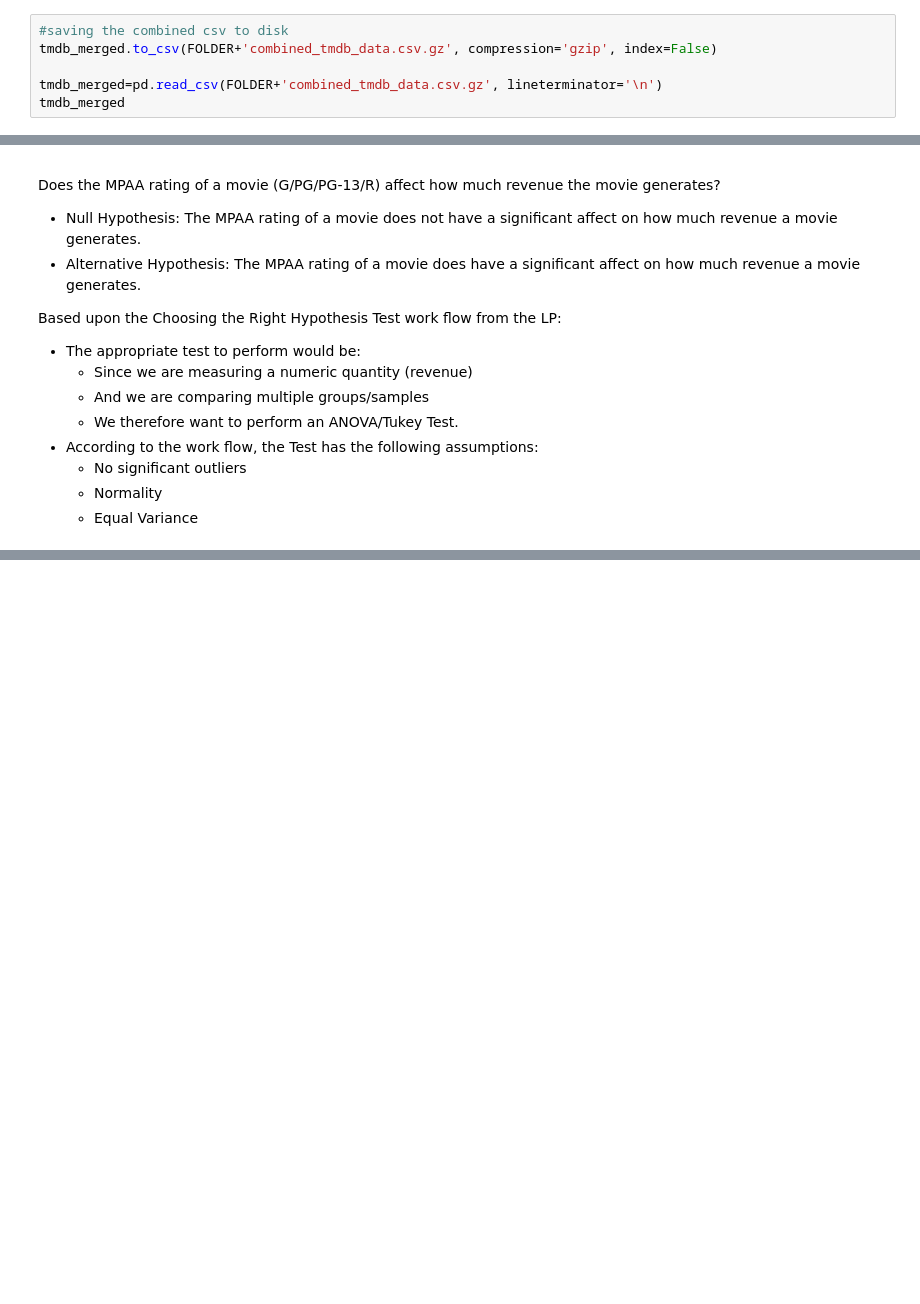
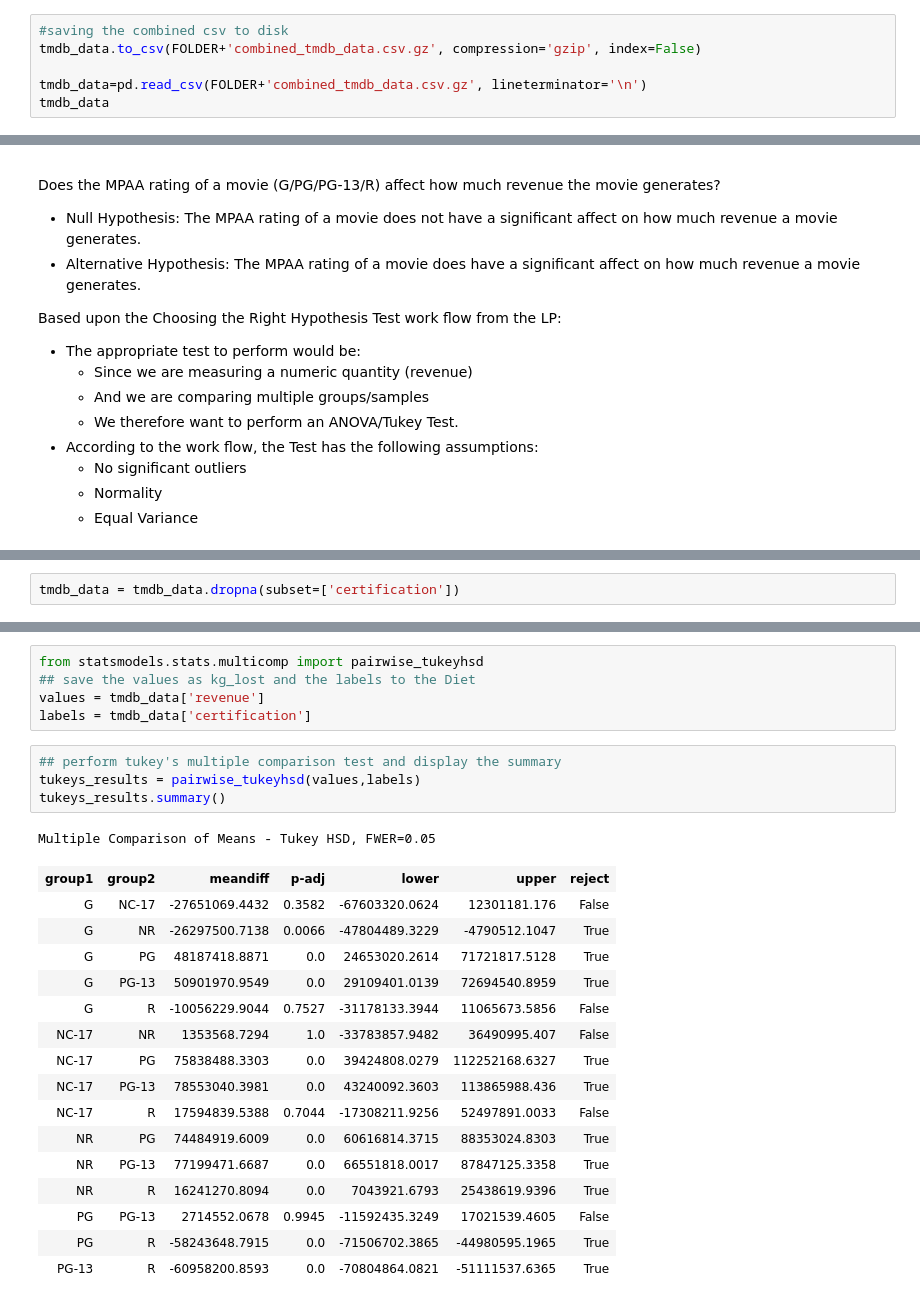
Before and after one commit to thejustinfields/data-enrichment-project, a Jupyter notebook: part-4-hypothesis-testing.ipynb, the cells around one changed output, grey strips where cells are left out. Drawn from its saved outputs; the diff is of its cells as text; blank space fills up the shorter version.

```diff
--- a/part-4-hypothesis-testing.ipynb
+++ b/part-4-hypothesis-testing.ipynb
@@ -166,10 +167,10 @@ tmdb_merged.head()
 | 4 | tt0118852 | 0.0 | 0.0 | R |
 # %%
 #saving the combined csv to disk
-tmdb_merged.to_csv(FOLDER+'combined_tmdb_data.csv.gz', compression='gzip', index=False)
+tmdb_data.to_csv(FOLDER+'combined_tmdb_data.csv.gz', compression='gzip', index=False)
 
-tmdb_merged=pd.read_csv(FOLDER+'combined_tmdb_data.csv.gz', lineterminator='\n')
-tmdb_merged
+tmdb_data=pd.read_csv(FOLDER+'combined_tmdb_data.csv.gz', lineterminator='\n')
+tmdb_data
 # %% [output]
 |  | tconst | revenue | budget | certification |
 | 0 | tt0113026 | 0.0 | 10000000.0 | NaN |
@@ -238,5 +239,7 @@ ax = sns.barplot(data=tmdb_merged, x='certification', y = 'revenue')
 # %% [output]
 [figure]
+# %%
+tmdb_data = tmdb_data.dropna(subset=['certification'])
 # %%
 groups = {}
 ## Loop through all unique categories
@@ -287,0 +320,27 @@ ValueError: skewtest is not valid with less than 8 samples; 0 samples were given
+# %%
+from statsmodels.stats.multicomp import pairwise_tukeyhsd
+## save the values as kg_lost and the labels to the Diet
+values = tmdb_data['revenue']
+labels = tmdb_data['certification']
+# %%
+## perform tukey's multiple comparison test and display the summary
+tukeys_results = pairwise_tukeyhsd(values,labels)
+tukeys_results.summary()
+# %% [output]
+Multiple Comparison of Means - Tukey HSD, FWER=0.05
+| group1 | group2 | meandiff | p-adj | lower | upper | reject |
+| G | NC-17 | -27651069.4432 | 0.3582 | -67603320.0624 | 12301181.176 | False |
+| G | NR | -26297500.7138 | 0.0066 | -47804489.3229 | -4790512.1047 | True |
+| G | PG | 48187418.8871 | 0.0 | 24653020.2614 | 71721817.5128 | True |
+| G | PG-13 | 50901970.9549 | 0.0 | 29109401.0139 | 72694540.8959 | True |
+| G | R | -10056229.9044 | 0.7527 | -31178133.3944 | 11065673.5856 | False |
+| NC-17 | NR | 1353568.7294 | 1.0 | -33783857.9482 | 36490995.407 | False |
+| NC-17 | PG | 75838488.3303 | 0.0 | 39424808.0279 | 112252168.6327 | True |
+| NC-17 | PG-13 | 78553040.3981 | 0.0 | 43240092.3603 | 113865988.436 | True |
+| NC-17 | R | 17594839.5388 | 0.7044 | -17308211.9256 | 52497891.0033 | False |
+| NR | PG | 74484919.6009 | 0.0 | 60616814.3715 | 88353024.8303 | True |
+| NR | PG-13 | 77199471.6687 | 0.0 | 66551818.0017 | 87847125.3358 | True |
+| NR | R | 16241270.8094 | 0.0 | 7043921.6793 | 25438619.9396 | True |
+| PG | PG-13 | 2714552.0678 | 0.9945 | -11592435.3249 | 17021539.4605 | False |
+| PG | R | -58243648.7915 | 0.0 | -71506702.3865 | -44980595.1965 | True |
+| PG-13 | R | -60958200.8593 | 0.0 | -70804864.0821 | -51111537.6365 | True |
```
Also changed, not shown: parts of 47 cells of this notebook, 1 other file.
